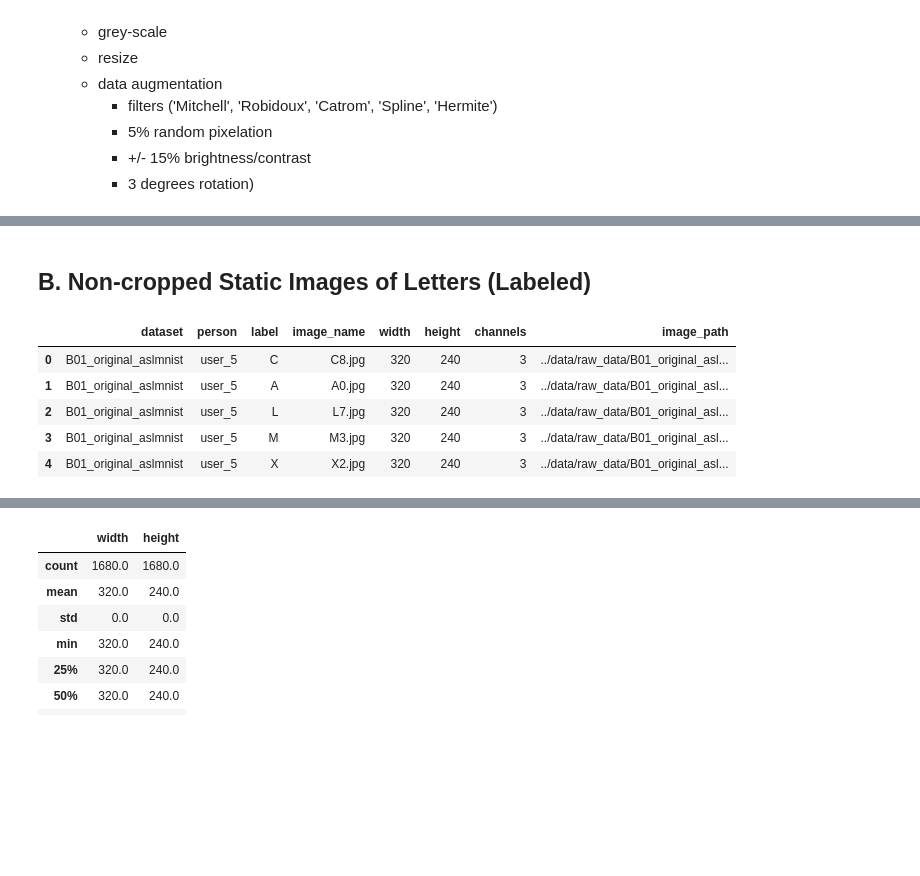
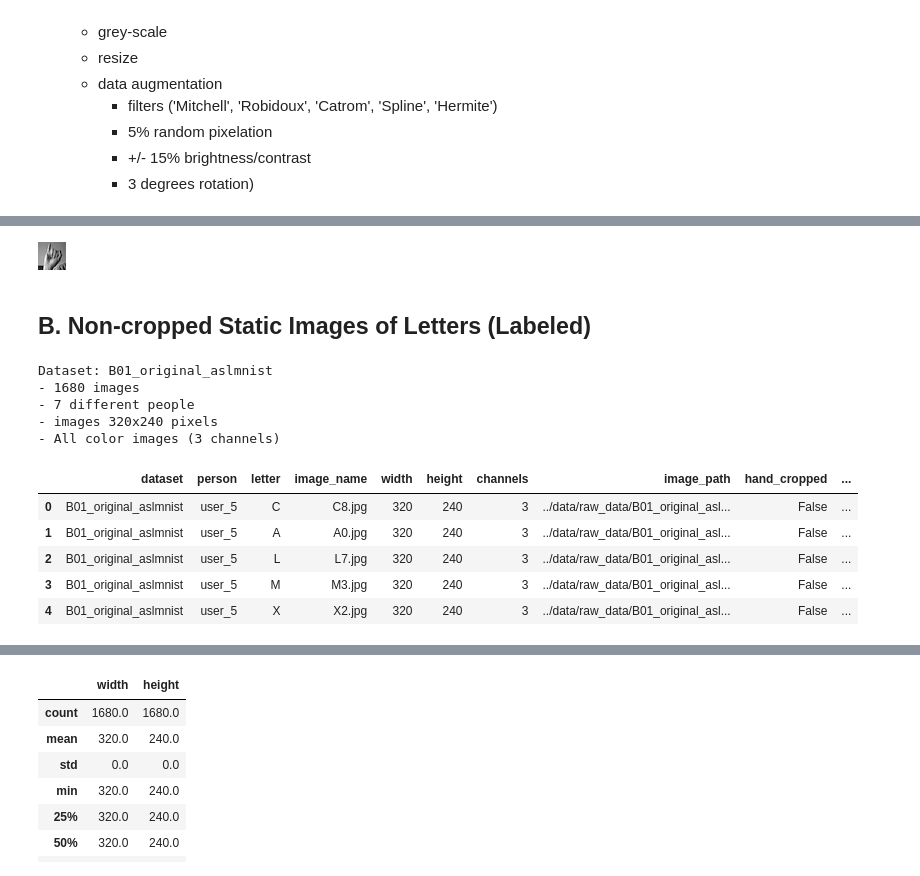
Before and after one commit to notFonz/HandSpell, a Jupyter notebook: notebooks/dpessoa_dataset_explorer.ipynb, the cells around one changed output, grey strips where cells are left out. Drawn from its saved outputs; the diff is of its cells as text; code cells hidden in the pictures; blank space fills up the shorter version.

```diff
--- a/notebooks/dpessoa_dataset_explorer.ipynb
+++ b/notebooks/dpessoa_dataset_explorer.ipynb
@@ -92,34 +2,0 @@ def get_a01_dataset_infos(save=True):
-# %%
-# Get | dataset | person | label | image_name | width | height | channels | image_path |
-def get_b01_dataset_infos(save=True):
-    dataset_label = "B01_original_aslmnist"
-    dataset_path = "../data/raw_data/" + dataset_label
-    rows = []
-    exceptions = []
-    for user_folder in os.listdir(dataset_path):
-        try:
-            folder_files = os.listdir(f"{dataset_path}/{user_folder}")
-        except:
-            exceptions += [f"{dataset_path}/{user_folder}"]
-            continue
-        for f in folder_files:
-            try:
-                img_props = get_image_size_and_channels(
-                    dataset_path+"/"+user_folder+"/"+f
-                )
-                letter = f[0]
-                rows += [dict(dataset=dataset_label,
-                                person=user_folder,
-                                label=letter,
-                                image_name=f,
-                                **img_props,
-                                image_path=f"{dataset_path}/{user_folder}/{f}"
-                        )]
-            except:
-                exceptions += [f"{dataset_path}/{user_folder}/{f}"]
-    dataset_description_df = pd.DataFrame(rows)
-
-    if save:
-        dataset_description_df.to_csv(dataset_path+"/dataset_infos.csv", sep="\t")
-
-    return dataset_description_df, dataset_path
@@ -237 +105,5 @@ Z 0
+# %%
+get_image_from_info_row(infos_df.sample().iloc[0])
+# %% [output]
+[figure, added]
 # %%
@@ -245,11 +115,18 @@ save_img("../data/preprocessed/test.jpg", img_2828)
 # %%
 infos_df, dataset_path = get_b01_dataset_infos()
 
-dataset_description_df.head()
+print_dataset_infos(infos_df)
+
+infos_df.head()
 # %% [output]
+Dataset: B01_original_aslmnist
+- 1680 images
+- 7 different people
+- images 320x240 pixels
+- All color images (3 channels)
-|  | dataset | person | label | image_name | width | height | channels | image_path |
-| 0 | B01_original_aslmnist | user_5 | C | C8.jpg | 320 | 240 | 3 | ../data/raw_data/B01_original_asl... |
-| 1 | B01_original_aslmnist | user_5 | A | A0.jpg | 320 | 240 | 3 | ../data/raw_data/B01_original_asl... |
-| 2 | B01_original_aslmnist | user_5 | L | L7.jpg | 320 | 240 | 3 | ../data/raw_data/B01_original_asl... |
-| 3 | B01_original_aslmnist | user_5 | M | M3.jpg | 320 | 240 | 3 | ../data/raw_data/B01_original_asl... |
-| 4 | B01_original_aslmnist | user_5 | X | X2.jpg | 320 | 240 | 3 | ../data/raw_data/B01_original_asl... |
+|  | dataset | person | letter | image_name | width | height | channels | image_path | hand_cropped | ... |
+| 0 | B01_original_aslmnist | user_5 | C | C8.jpg | 320 | 240 | 3 | ../data/raw_data/B01_original_asl... | False | ... |
+| 1 | B01_original_aslmnist | user_5 | A | A0.jpg | 320 | 240 | 3 | ../data/raw_data/B01_original_asl... | False | ... |
+| 2 | B01_original_aslmnist | user_5 | L | L7.jpg | 320 | 240 | 3 | ../data/raw_data/B01_original_asl... | False | ... |
+| 3 | B01_original_aslmnist | user_5 | M | M3.jpg | 320 | 240 | 3 | ../data/raw_data/B01_original_asl... | False | ... |
+| 4 | B01_original_aslmnist | user_5 | X | X2.jpg | 320 | 240 | 3 | ../data/raw_data/B01_original_asl... | False | ... |
```
Also changed, not shown: parts of 22 cells of this notebook, 3 other files.
